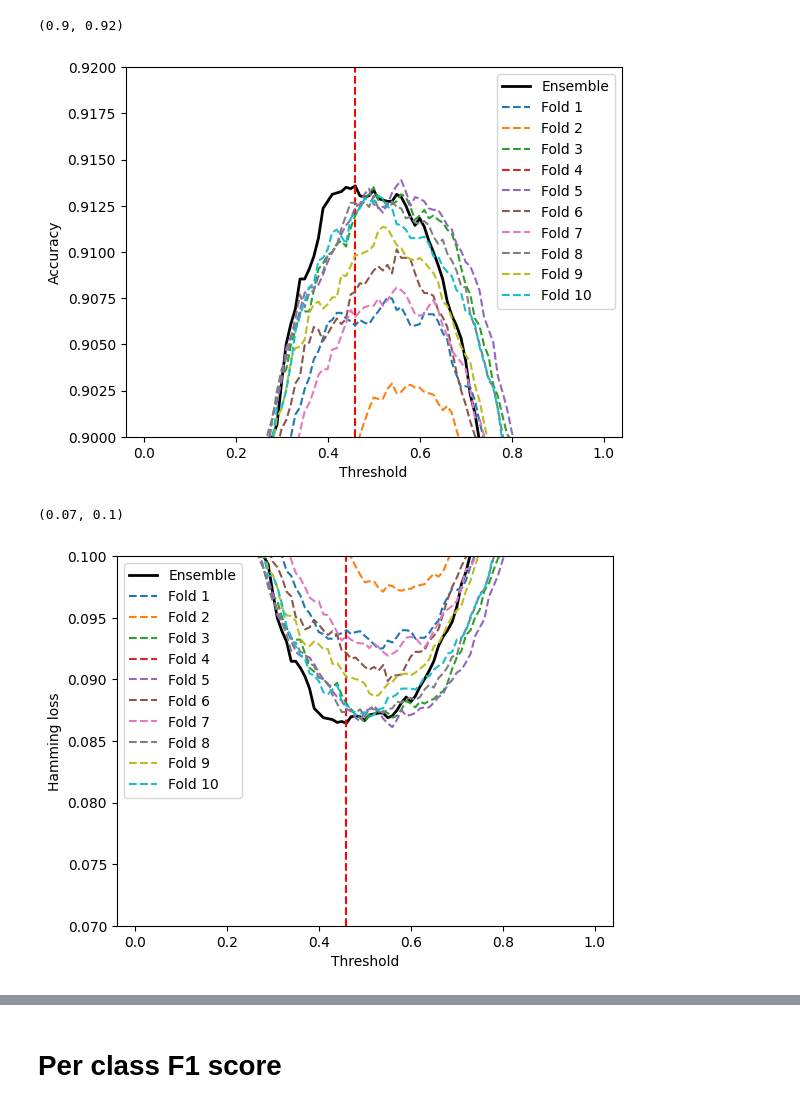
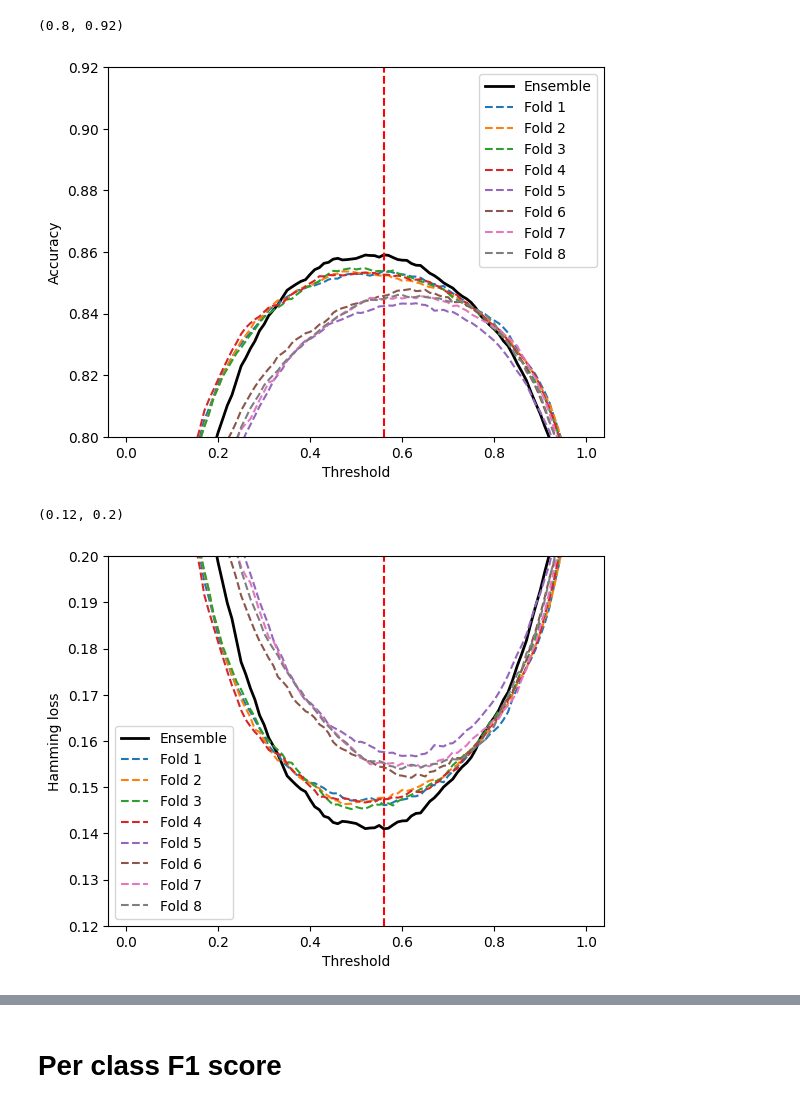
Before and after one commit to viktorcikojevic/heart-beat-ML, a Jupyter notebook: experiments/baseline-plus-augms-manymodels/ensemble-evaluation.ipynb, the cells around one changed output, grey strips where cells are left out. Saved outputs shown, nothing was run; the diff lists cells and outputs as text; code cells hidden in the pictures.

```diff
--- a/experiments/baseline-plus-augms-manymodels/ensemble-evaluation.ipynb
+++ b/experiments/baseline-plus-augms-manymodels/ensemble-evaluation.ipynb
@@ -168,7 +156,7 @@ y_true_batch = []
 y_pred_batch = []
 model_preds = {}
 
-for fold in range(1, 11):
+for fold in range(1, 9):
     model_preds[fold] = []
 
 for i, out in enumerate(tqdm(ds_val, total=len(ds_val))):
@@ -182,7 +170,7 @@ for i, out in enumerate(tqdm(ds_val, total=len(ds_val))):
 
     y_pred = []
     # get the model predictions
-    for fold in range(1, 11):
+    for fold in range(1, 9):
         pred = torch.sigmoid(models[fold](x))
         y_pred.append(pred)
         model_preds[fold].append(pred.cpu().detach().squeeze().numpy())
@@ -209,7 +197,7 @@ for i, out in enumerate(tqdm(ds_val, total=len(ds_val))):
 y_true_batch_torch = {'y': torch.tensor(y_true_batch)}
 y_pred_batch_torch = torch.tensor(y_pred_batch)
 
-for fold in range(1, 11):
+for fold in range(1, 9):
     model_preds[fold] = torch.tensor(model_preds[fold])
 # %%
 model_preds[1].shape, y_pred_batch_torch.shape
@@ -260,7 +248,7 @@ f1_scores_model = {}
 pr_aucs_model = {}
 aurocs_model = {}
 
-for fold in range(1, 11):
+for fold in range(1, 9):
     accs_model[fold] = []
     hamming_losses_model[fold] = []
     f1_scores_model[fold] = []
@@ -292,7 +280,7 @@ for th in tqdm(ths):
     aurocs.append(auroc)
 
     # evaluate each of the models
-    for fold in range(1, 11):
+    for fold in range(1, 9):
         acc = multi_label_accuracy(model_preds[fold], y_true_batch_torch, threshold=th, apply_sigmoid=False)
         hamming_loss = multilabel_hamming_loss(model_preds[fold], y_true_batch_torch, threshold=th, apply_sigmoid=False)
         f1_score_val = macro_f1_score_multilabel(model_preds[fold], y_true_batch_torch, threshold=th, apply_sigmoid=False)
@@ -310,7 +298,7 @@ idx_max = np.argmax(accs)
 # plot vertical line at max accuracy
 plt.axvline(x=ths[idx_max], color='r', linestyle='--')
 
-for fold in range(1, 11):
+for fold in range(1, 9):
     plt.plot(ths, accs_model[fold], label=f'Fold {fold}', ls='--')
 
 
@@ -318,28 +306,28 @@ plt.legend()
 
 plt.ylabel('Accuracy')
 plt.xlabel('Threshold')
-plt.ylim(0.9, 0.92)
+plt.ylim(0.8, 0.92)
 # %% [output]
-(0.9, 0.92)
+(0.8, 0.92)
-[figure, old version]
+[figure, new version]
 # %%
 plt.plot(ths, hamming_losses, color='black', lw=2, label='Ensemble')
 idx_min = np.argmin(hamming_losses)
 # plot vertical line at max accuracy
 plt.axvline(x=ths[idx_min], color='r', linestyle='--')
 
-for fold in range(1, 11):
+for fold in range(1, 9):
     plt.plot(ths, hamming_losses_model[fold], label=f'Fold {fold}', ls='--')
 
 
 plt.legend()
 
 plt.ylabel('Hamming loss')
 plt.xlabel('Threshold')
-plt.ylim(0.07, 0.1)
+plt.ylim(0.12, 0.2)
 # %% [output]
-(0.07, 0.1)
+(0.12, 0.2)
-[figure, old version]
+[figure, new version]
 # %%
 plt.plot(ths, f1_scores, color='black', lw=2, label='Ensemble')
 idx_max = np.argmax(f1_scores)
```
Also changed, not shown: parts of 24 cells of this notebook, 13 other files.
